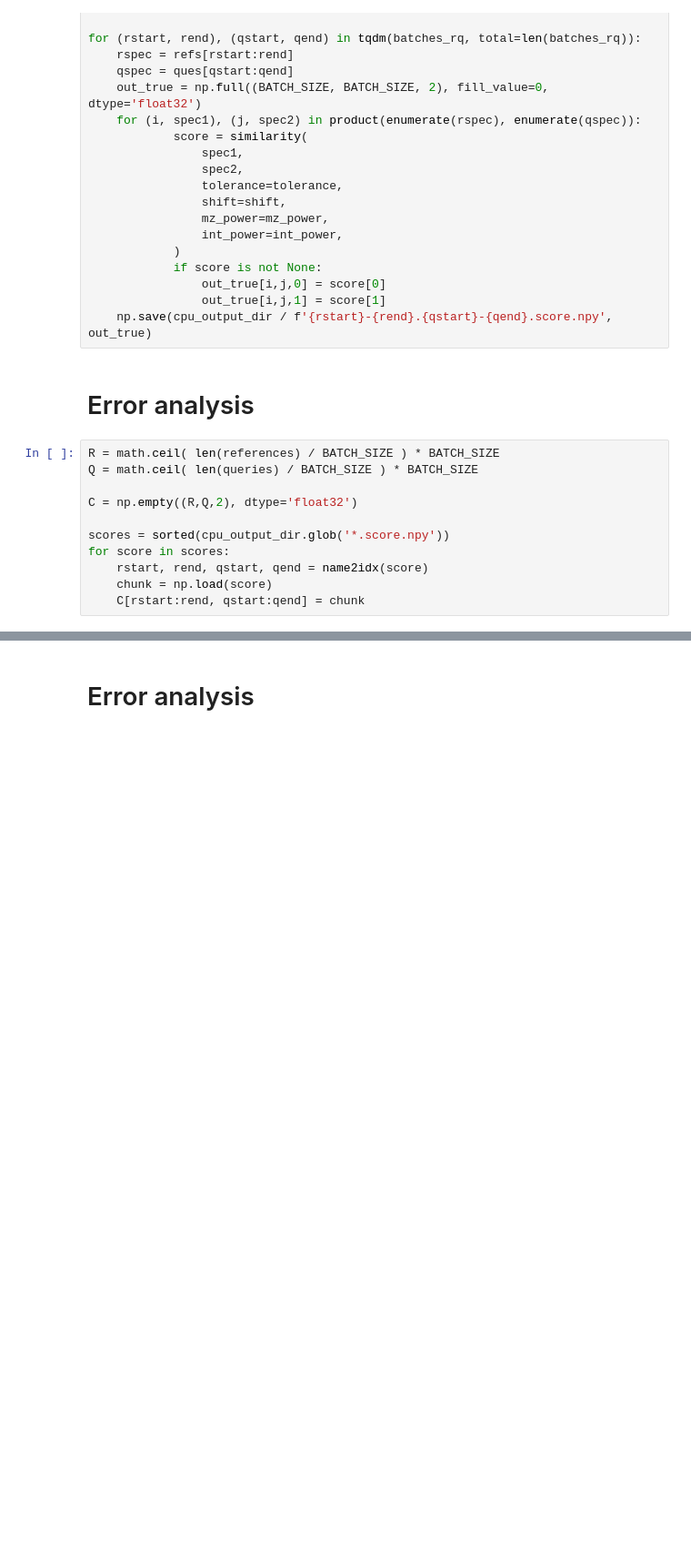
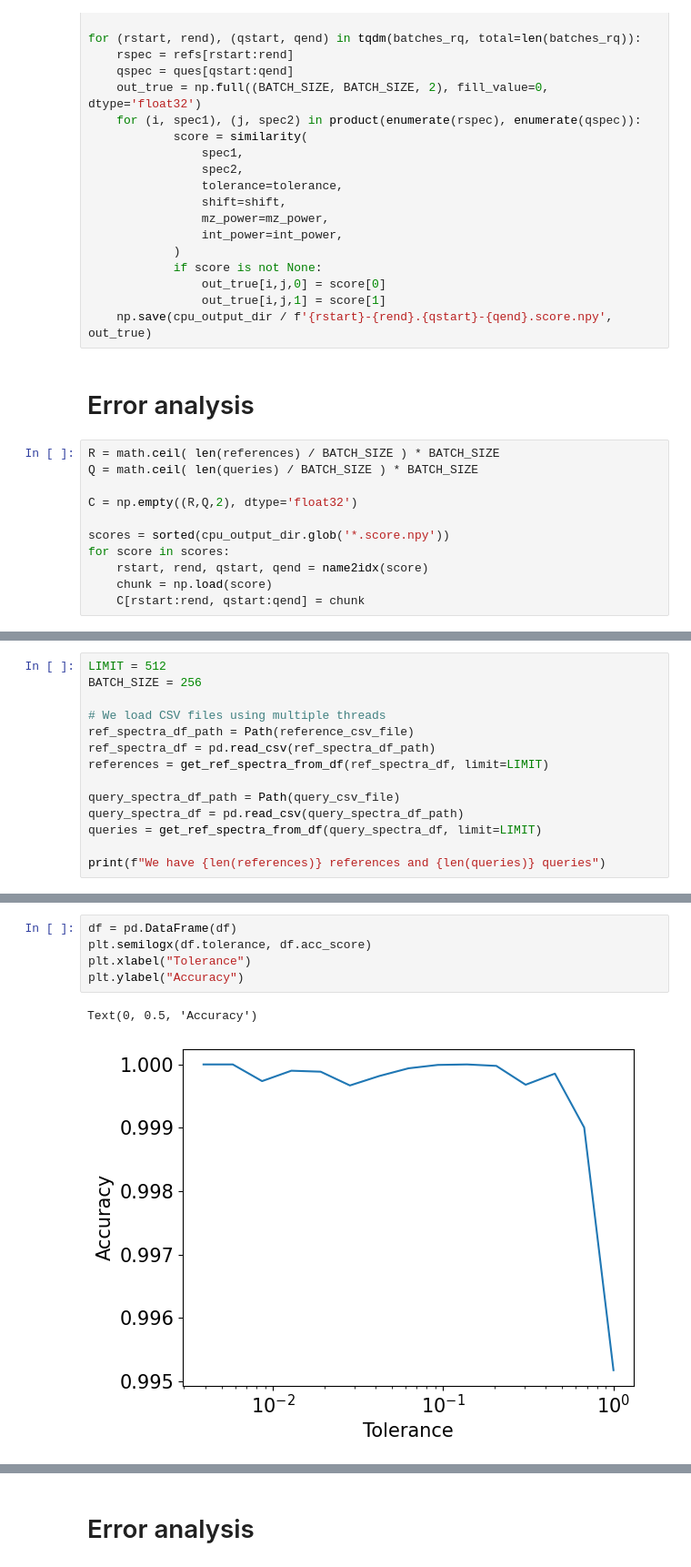
Before and after one commit to tornikeo/cosine-similarity, a Jupyter notebook: error_analysis.ipynb, the cells around one changed output, grey strips where cells are left out. Shown at 91% size. Drawn from its saved outputs; the diff is of its cells as text; blank space fills up the shorter version.

```diff
--- a/error_analysis.ipynb
+++ b/error_analysis.ipynb
@@ -204,0 +258,14 @@ data/experiments/7037845401422292691
+# %%
+LIMIT = 512
+BATCH_SIZE = 256
+
+# We load CSV files using multiple threads
+ref_spectra_df_path = Path(reference_csv_file)
+ref_spectra_df = pd.read_csv(ref_spectra_df_path)
+references = get_ref_spectra_from_df(ref_spectra_df, limit=LIMIT)
+
+query_spectra_df_path = Path(query_csv_file)
+query_spectra_df = pd.read_csv(query_spectra_df_path)
+queries = get_ref_spectra_from_df(query_spectra_df, limit=LIMIT)
+
+print(f"We have {len(references)} references and {len(queries)} queries")
@@ -204,0 +330,8 @@ data/experiments/7037845401422292691
+# %%
+df = pd.DataFrame(df)
+plt.semilogx(df.tolerance, df.acc_score)
+plt.xlabel("Tolerance")
+plt.ylabel("Accuracy")
+# %% [output]
+Text(0, 0.5, 'Accuracy')
+[figure, added]
```
Also changed, not shown: parts of 21 cells of this notebook, 5 other files.
